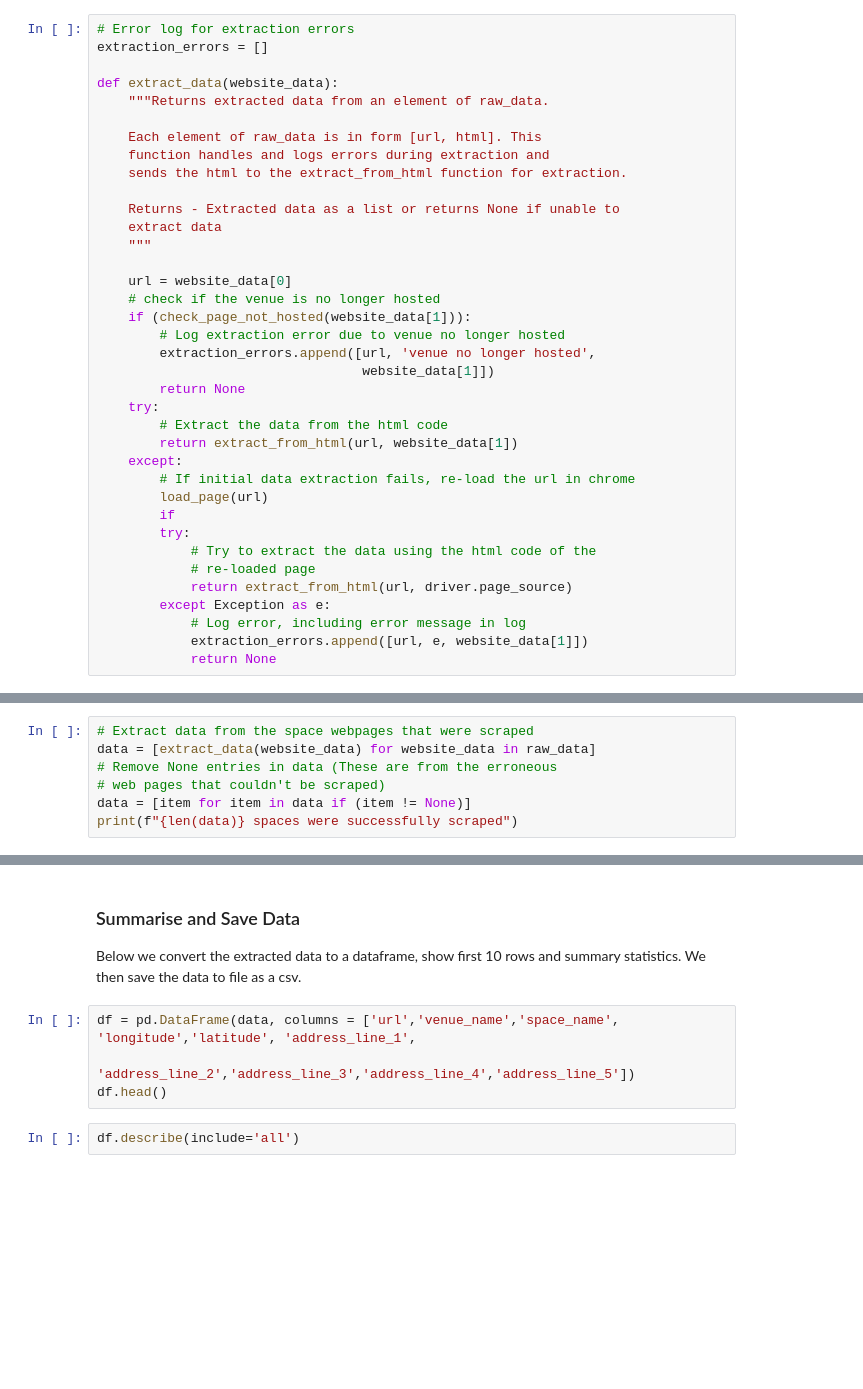
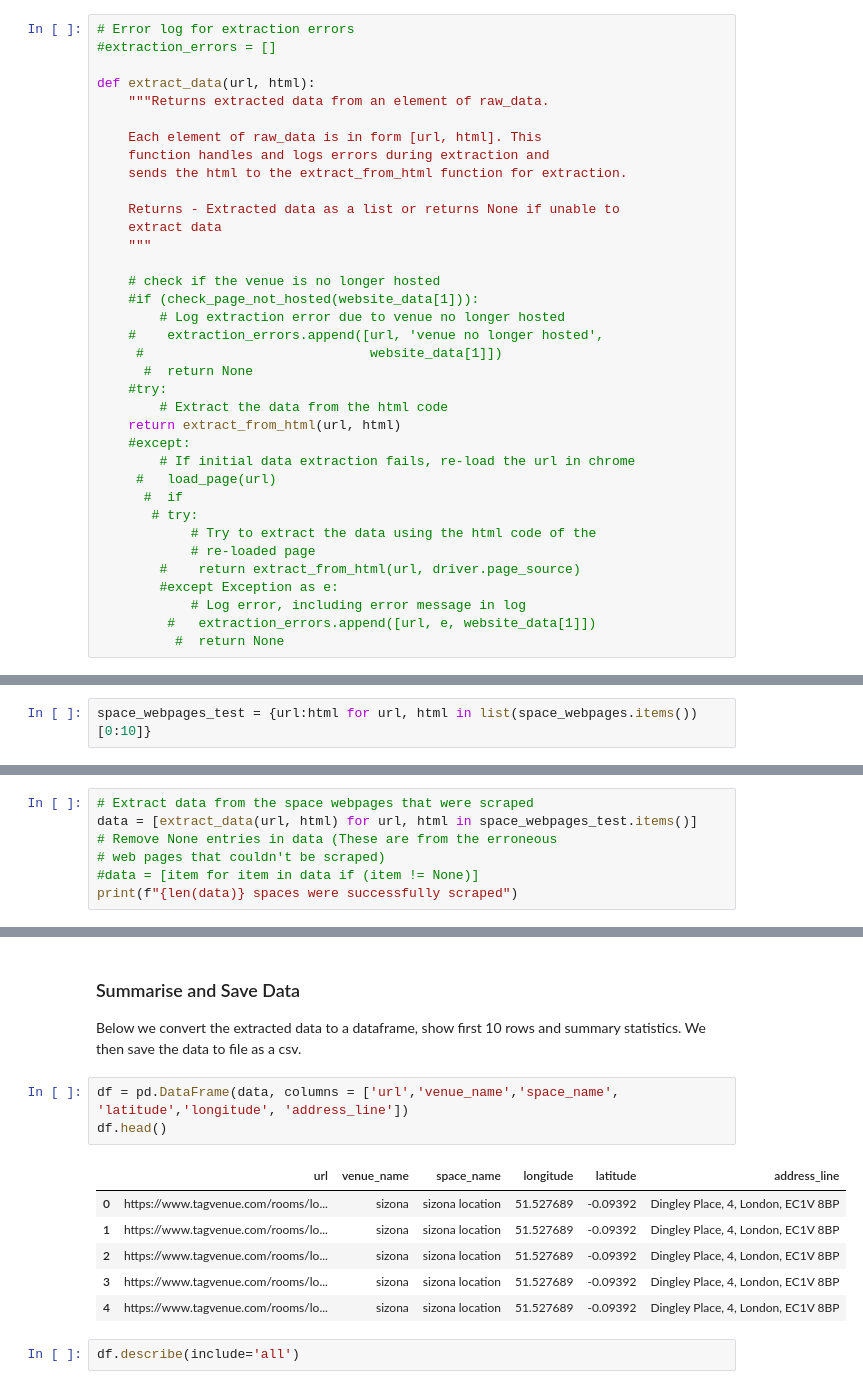
Before and after one commit to rhart-rup/London-Venue-Hire-Price-Prediction, a Jupyter notebook: Tag_Venue_Scrape.ipynb, the cells around one changed output, grey strips where cells are left out. Cells and saved outputs as stored; diff of their text form; blank space fills up the shorter version.

```diff
--- a/Tag_Venue_Scrape.ipynb
+++ b/Tag_Venue_Scrape.ipynb
@@ -721,9 +507,9 @@ We will use the lxml library to extract useful data from the html code of each s
 Any other errors will be handled by aborting the extraction process and adding the error to an error log.
 # %%
 # Error log for extraction errors
-extraction_errors = []
+#extraction_errors = []
 
-def extract_data(website_data):
+def extract_data(url, html):
     """Returns extracted data from an element of raw_data.
 
     Each element of raw_data is in form [url, html]. This
@@ -734,25 +520,24 @@ def extract_data(website_data):
     extract data
     """
 
-    url = website_data[0]
     # check if the venue is no longer hosted
-    if (check_page_not_hosted(website_data[1])):
+    #if (check_page_not_hosted(website_data[1])):
         # Log extraction error due to venue no longer hosted
-        extraction_errors.append([url, 'venue no longer hosted',
-                                  website_data[1]])
-        return None
-    try:
+    #    extraction_errors.append([url, 'venue no longer hosted',
+     #                             website_data[1]])
+      #  return None
+    #try:
         # Extract the data from the html code
-        return extract_from_html(url, website_data[1])
-    except:
+    return extract_from_html(url, html)
+    #except:
         # If initial data extraction fails, re-load the url in chrome
-        load_page(url)
-        if
-        try:
+     #   load_page(url)
+      #  if
+       # try:
             # Try to extract the data using the html code of the
             # re-loaded page
-            return extract_from_html(url, driver.page_source)
-        except Exception as e:
+        #    return extract_from_html(url, driver.page_source)
+        #except Exception as e:
             # Log error, including error message in log
-            extraction_errors.append([url, e, website_data[1]])
-            return None
+         #   extraction_errors.append([url, e, website_data[1]])
+          #  return None
@@ -819,0 +617,2 @@ def check_page_not_hosted(website_html):
+# %%
+space_webpages_test = {url:html for url, html in list(space_webpages.items())[0:10]}
@@ -820,7 +636,7 @@ def check_page_not_hosted(website_html):
 # %%
 # Extract data from the space webpages that were scraped
-data = [extract_data(website_data) for website_data in raw_data]
+data = [extract_data(url, html) for url, html in space_webpages_test.items()]
 # Remove None entries in data (These are from the erroneous
 # web pages that couldn't be scraped)
-data = [item for item in data if (item != None)]
+#data = [item for item in data if (item != None)]
 print(f"{len(data)} spaces were successfully scraped")
@@ -839,9 +658,15 @@ errors_2[['url','error']].style.format({'url': make_clickable})
 ### Summarise and Save Data
 Below we convert the extracted data to a dataframe, show first 10 rows and summary statistics. We then save the data to file as a csv.
 # %%
-df = pd.DataFrame(data, columns = ['url','venue_name','space_name', 'longitude','latitude', 'address_line_1',
-                                   'address_line_2','address_line_3','address_line_4','address_line_5'])
+df = pd.DataFrame(data, columns = ['url','venue_name','space_name', 'latitude','longitude', 'address_line'])
 df.head()
+# %% [output]
+|  | url | venue_name | space_name | longitude | latitude | address_line |
+| 0 | https://www.tagvenue.com/rooms/lo... | sizona | sizona location | 51.527689 | -0.09392 | Dingley Place, 4, London, EC1V 8BP |
+| 1 | https://www.tagvenue.com/rooms/lo... | sizona | sizona location | 51.527689 | -0.09392 | Dingley Place, 4, London, EC1V 8BP |
+| 2 | https://www.tagvenue.com/rooms/lo... | sizona | sizona location | 51.527689 | -0.09392 | Dingley Place, 4, London, EC1V 8BP |
+| 3 | https://www.tagvenue.com/rooms/lo... | sizona | sizona location | 51.527689 | -0.09392 | Dingley Place, 4, London, EC1V 8BP |
+| 4 | https://www.tagvenue.com/rooms/lo... | sizona | sizona location | 51.527689 | -0.09392 | Dingley Place, 4, London, EC1V 8BP |
 # %%
 df.describe(include='all')
 # %%
```
Also changed, not shown: parts of 34 cells of this notebook.
